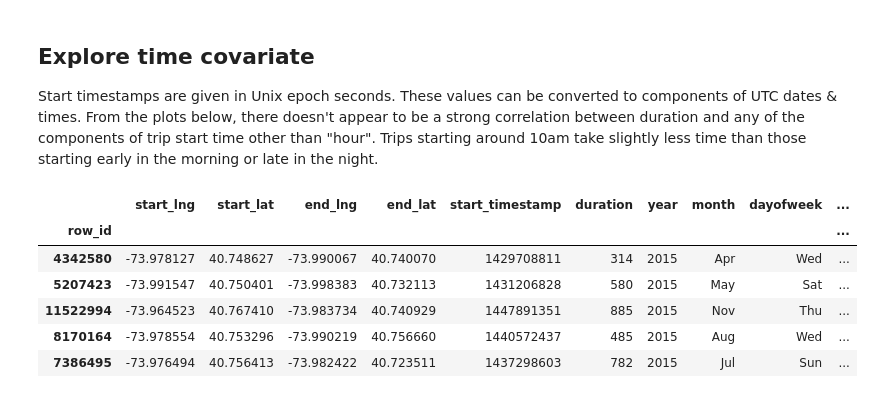
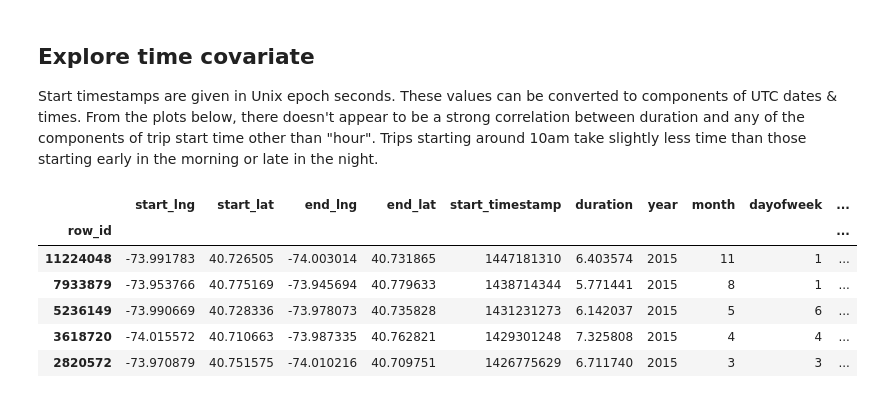
Before and after one commit to niranjv/ml-datasets, a Jupyter notebook: trip-times/jupyter/analysis.ipynb, the cells around one changed output. Saved outputs shown, nothing was run; the diff lists cells and outputs as text; code cells hidden in the pictures.

```diff
--- a/trip-times/jupyter/analysis.ipynb
+++ b/trip-times/jupyter/analysis.ipynb
@@ -184,0 +190,4 @@ np.round(log_duration.kurt(),3) # very close to ideal value of 0; tails are slig
+# %%
+# Replace duration with log(duration)
+train["duration"] = log_duration
+train.head()
@@ -189,28 +206,24 @@ Start timestamps are given in Unix epoch seconds. These values can be converted
 # %%
 # split timestamp into components
 utcdt = pd.to_datetime(train['start_timestamp'], unit='s')
 
 train["year"] = utcdt.dt.year
 train["month"] = utcdt.dt.month
-train["month"] = train["month"].apply(lambda x: calendar.month_abbr[x])
-
-train["dayofweek"] = utcdt.dt.weekday_name
-train["dayofweek"] = train["dayofweek"].apply(lambda x: x[:3])
-
+train["dayofweek"] = utcdt.dt.dayofweek
 train["dayofmonth"] = utcdt.dt.day
 train["dayofyear"] = utcdt.dt.dayofyear
 train["hour"] = utcdt.dt.hour
 train["minute"] = utcdt.dt.minute
 
 train.head()
 # %% [output]
 |  | start_lng | start_lat | end_lng | end_lat | start_timestamp | duration | year | month | dayofweek | ... |
 | row_id |  |  |  |  |  |  |  |  |  | ... |
-| 4342580 | -73.978127 | 40.748627 | -73.990067 | 40.740070 | 1429708811 | 314 | 2015 | Apr | Wed | ... |
-| 5207423 | -73.991547 | 40.750401 | -73.998383 | 40.732113 | 1431206828 | 580 | 2015 | May | Sat | ... |
-| 11522994 | -73.964523 | 40.767410 | -73.983734 | 40.740929 | 1447891351 | 885 | 2015 | Nov | Thu | ... |
-| 8170164 | -73.978554 | 40.753296 | -73.990219 | 40.756660 | 1440572437 | 485 | 2015 | Aug | Wed | ... |
-| 7386495 | -73.976494 | 40.756413 | -73.982422 | 40.723511 | 1437298603 | 782 | 2015 | Jul | Sun | ... |
+| 11224048 | -73.991783 | 40.726505 | -74.003014 | 40.731865 | 1447181310 | 6.403574 | 2015 | 11 | 1 | ... |
+| 7933879 | -73.953766 | 40.775169 | -73.945694 | 40.779633 | 1438714344 | 5.771441 | 2015 | 8 | 1 | ... |
+| 5236149 | -73.990669 | 40.728336 | -73.978073 | 40.735828 | 1431231273 | 6.142037 | 2015 | 5 | 6 | ... |
+| 3618720 | -74.015572 | 40.710663 | -73.987335 | 40.762821 | 1429301248 | 7.325808 | 2015 | 4 | 4 | ... |
+| 2820572 | -73.970879 | 40.751575 | -74.010216 | 40.709751 | 1426775629 | 6.711740 | 2015 | 3 | 3 | ... |
 # %%
 # Explore relationship between duration & start time components
 fig, axes = plt.subplots(4, 2, figsize=(20,20))
```
Also changed, not shown: parts of 28 cells of this notebook.
